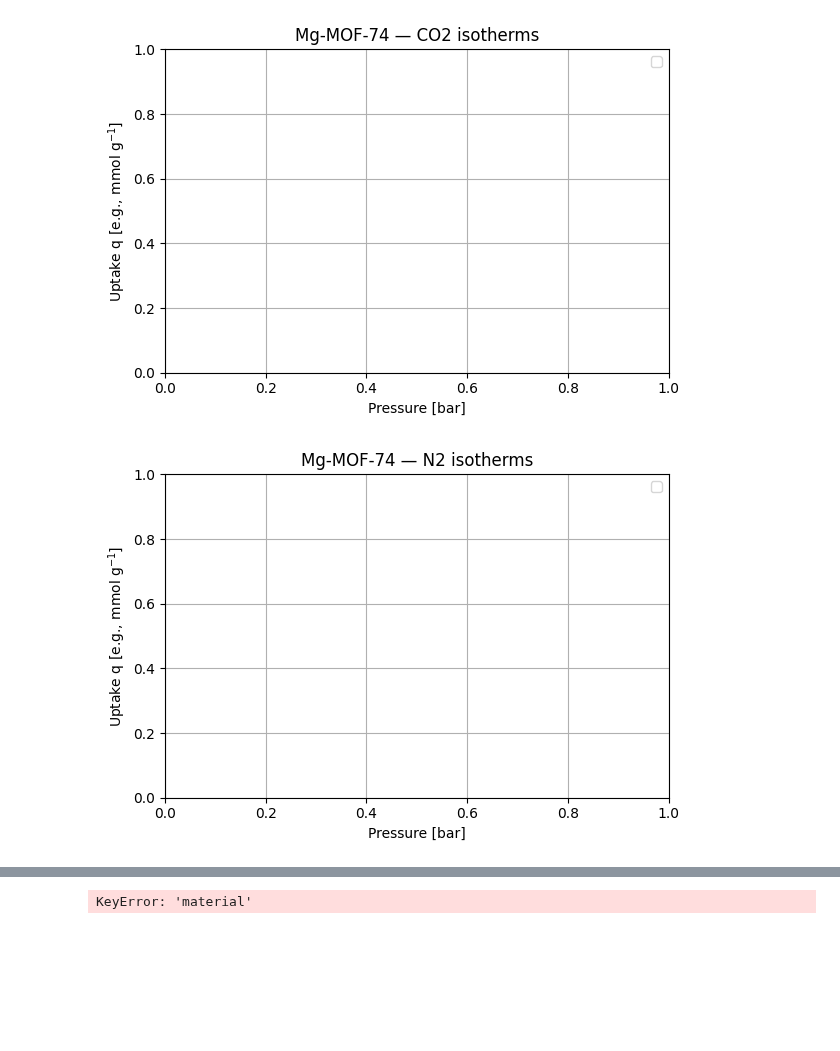
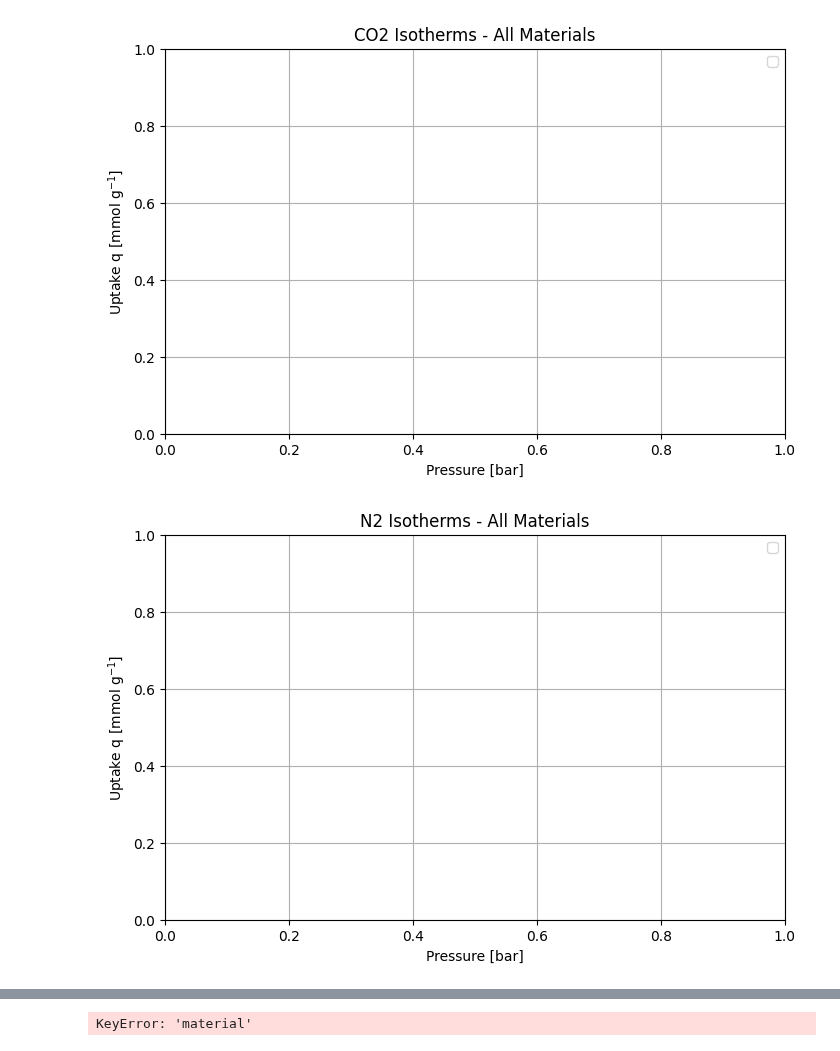
Before and after one commit to Noah-Paga/ModLab, a Jupyter notebook: project 2/CSV/IAST_project_notebook.ipynb, the cells around one changed output, grey strips where cells are left out. Cells and saved outputs as stored; diff of their text form; code cells hidden in the pictures; blank space fills up the shorter version.

```diff
--- a/project 2/CSV/IAST_project_notebook.ipynb
+++ b/project 2/CSV/IAST_project_notebook.ipynb
@@ -61,8 +11,8 @@ import numpy as np
 import pandas as pd
 import matplotlib.pyplot as plt
 import os
-DATA_DIR = os.path.join(os.getcwd(), "CSV")
-# Try to import pyiast
+DATA_DIR = os.getcwd()
+
 try:
     import pyiast
     from pyiast import ModelIsotherm, iast
@@ -77,7 +27,7 @@ plt.rcParams["figure.figsize"] = (6.5, 4.2)
 plt.rcParams["axes.grid"] = True
 
 import os
-DATA_DIR = os.path.join(os.getcwd(), "CSV")
+DATA_DIR = os.getcwd()
 
 def parse_filename(fname: str) -> Dict[str, Optional[str]]:
     """
@@ -297,7 +247,7 @@ for p in paths:
     except Exception as e:
         catalog.append({**meta, "file": os.path.basename(p), "npoints": 0, "error": str(e)})
 
-catalog_df = pd.DataFrame(catalog).sort_values(["kind","material","mode","gas","file"], na_position="last")
+catalog_df = pd.DataFrame(catalog).sort_values(["material","mode","gas","file"], na_position="last")
 catalog_df.reset_index(drop=True, inplace=True)
 catalog_df
 # %% [output]
@@ -305,29 +271,32 @@ KeyError: 'kind'
 # %%
-
-# Part 2 — Visualize pure-component isotherms (per material & gas)
+# Part 2 — Visualize pure-component isotherms (one plot per gas, all materials)
 import math
 
 materials = sorted(set([row["material"] for _, row in catalog_df[catalog_df["kind"]=="ISO"].iterrows() if row["material"]]))
 gases = ["CO2", "N2"]
 
-for mat in materials:
-    for gas in gases:
+for gas in gases:  # Only loop over gases
+    plt.figure(figsize=(8, 5))
+
+    for mat in materials:  # Plot all materials on the same graph
         rows = catalog_df[(catalog_df["kind"]=="ISO") & (catalog_df["material"]==mat) & (catalog_df["gas"]==gas)]
         if len(rows)==0:
             continue
         rowsP = rows[rows["mode"]=="P"]
         rows_use = rowsP if len(rowsP)>0 else rows
-        plt.figure()
+
         for _, r in rows_use.iterrows():
             key = r["file"]
             df = dfs.get(key, pd.DataFrame())
             if len(df)>0 and "P" in df.columns and "q" in df.columns:
-                plt.plot(df["P"].values, df["q"].values, marker="o", linestyle="-", label=key)
-        plt.xlabel("Pressure [bar]")
-        plt.ylabel("Uptake q [e.g., mmol g$^{-1}$]")
-        plt.title(f"{mat} — {gas} isotherms")
-        plt.legend()
-        plt.show()
+                plt.plot(df["P"].values, df["q"].values, marker="o", linestyle="-", label=mat)
+
+    plt.xlabel("Pressure [bar]")
+    plt.ylabel("Uptake q [mmol g$^{-1}$]")
+    plt.title(f"{gas} Isotherms - All Materials")
+    plt.legend()
+    plt.grid(True)
+    plt.show()
 # %% [output]
-[figure, old version]
+[figure, new version]
-[figure, old version]
+[figure, new version]
```
Also changed, not shown: parts of 10 cells of this notebook.
